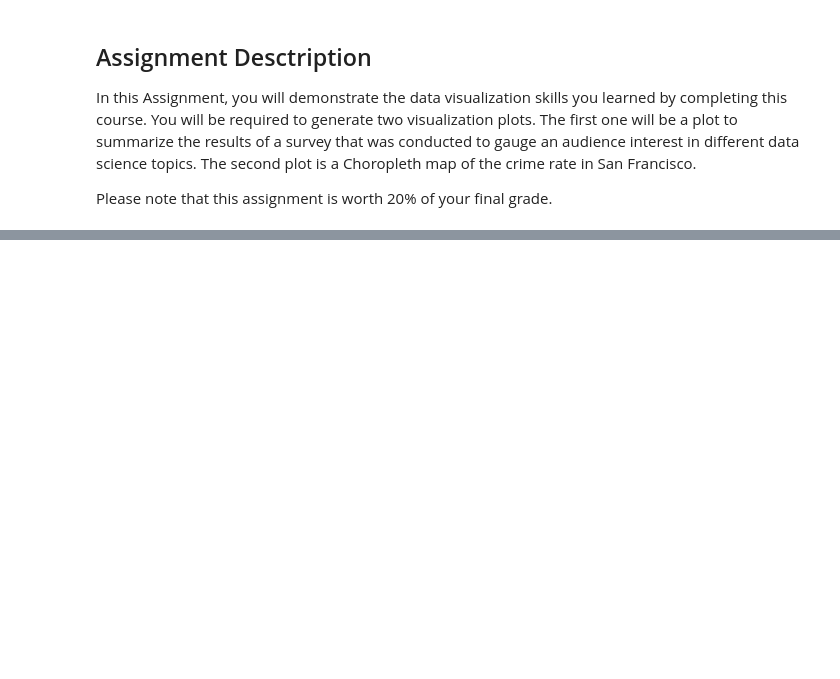
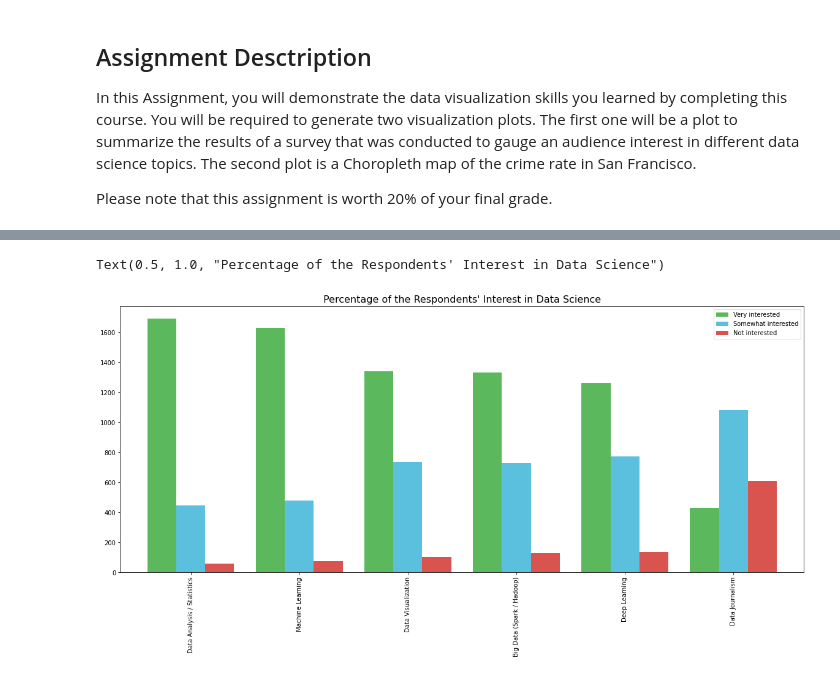
Before and after one commit to fizixmastr/Miscellaneous-Python-Projects, a Jupyter notebook: Topic Survey Assignment.ipynb, the cells around one changed output, grey strips where cells are left out. Drawn from its saved outputs; the diff is of its cells as text; code cells hidden in the pictures; blank space fills up the shorter version.

```diff
--- a/Topic Survey Assignment.ipynb
+++ b/Topic Survey Assignment.ipynb
@@ -28,3 +37,6 @@ Use the pandas read_csv method to read the csv file into a pandas dataframe, tha
 In order to read the data into a dataframe like the above, one way to do that is to use the index_col parameter in order to load the first column as the index of the dataframe. Here is the documentation on the pandas read_csv method: https://pandas.pydata.org/pandas-docs/stable/generated/pandas.read_csv.html
 
 Once you have succeeded in creating the above dataframe, please upload a screenshot of your dataframe with the actual numbers. (5 marks)
+# %%
+df_surv = pd.read_csv('https://cf-courses-data.s3.us.cloud-object-storage.appdomain.cloud/IBMDeveloperSkillsNetwork-DV0101EN-SkillsNetwork/labs/FinalModule_Coursera/data/Topic_Survey_Assignment.csv')
+df_surv
@@ -47 +71,4 @@ display the percentages above the bars as shown above, and remove the left, top,
 Once you are satisfied with your chart, please upload a screenshot of your plot. (5 marks)
+# %%
+# 1. Sort the dataframe in descending order of Very interested.
+df_surv.sort_values(['Very interested'], ascending = False, inplace = True)
@@ -48,3 +86,20 @@ Once you are satisfied with your chart, please upload a screenshot of your plot.
+# %%
+#3 Create Bar Chart
+ax = df_surv.plot(kind = 'bar',
+                 figsize = (20, 8), # use a figure size of (20, 8)
+                 width = (0.8), # bar width of 0.8
+                 color = ['#5cb85c', '#5bc0de', '#d9534f'], # use color '#5cb85c', '#5bc0de', '#d9534f'
+                 )
+
+# use font size 14 for the bar labels, percentages, and legend,
+#ax.set_legend(fontsize = 14)
+# use font size 16 for the title, and,
+ax.set_title('Percentage of the Respondents\' Interest in Data Science', fontsize = 16)
+# display the percentages above the bars
+# remove the left, top, and right borders.
+# %% [output]
+Text(0.5, 1.0, "Percentage of the Respondents' Interest in Data Science")
+[figure, added]
 # %% [markdown]
 ## Question 3
 In the final lab, we created a map with markers to explore crime rate in San Francisco, California. In this question, you are required to create a Choropleth map to visualize crime in San Francisco.
```
Also changed, not shown: parts of 8 cells of this notebook.
